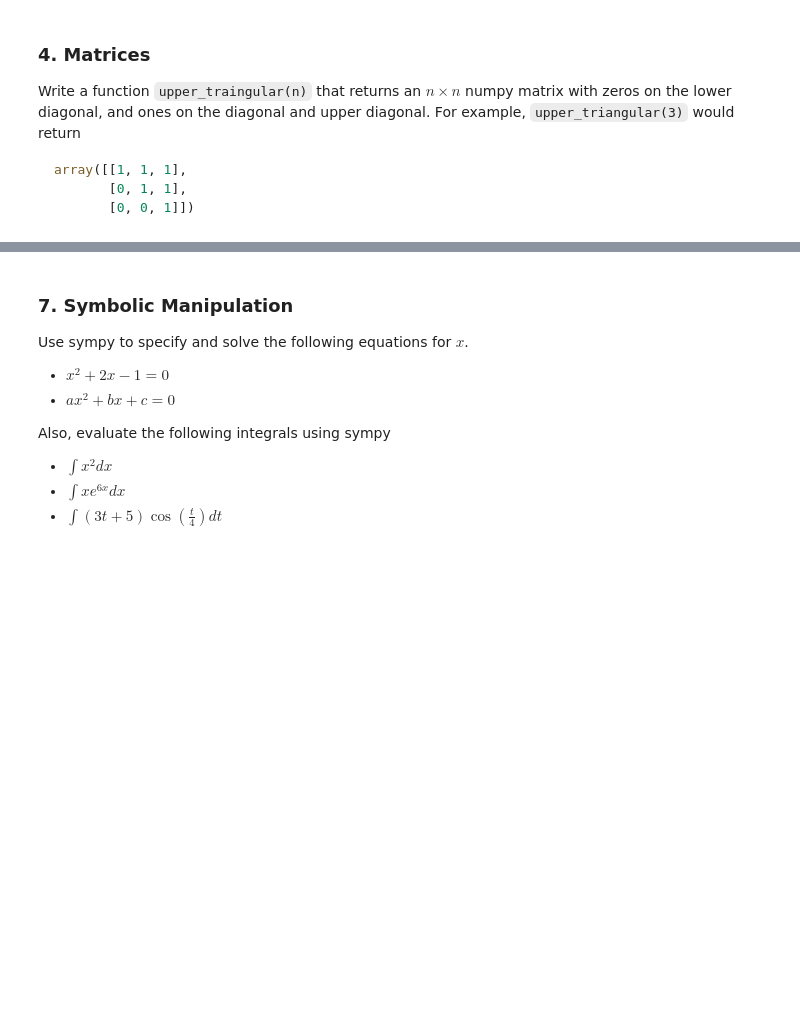
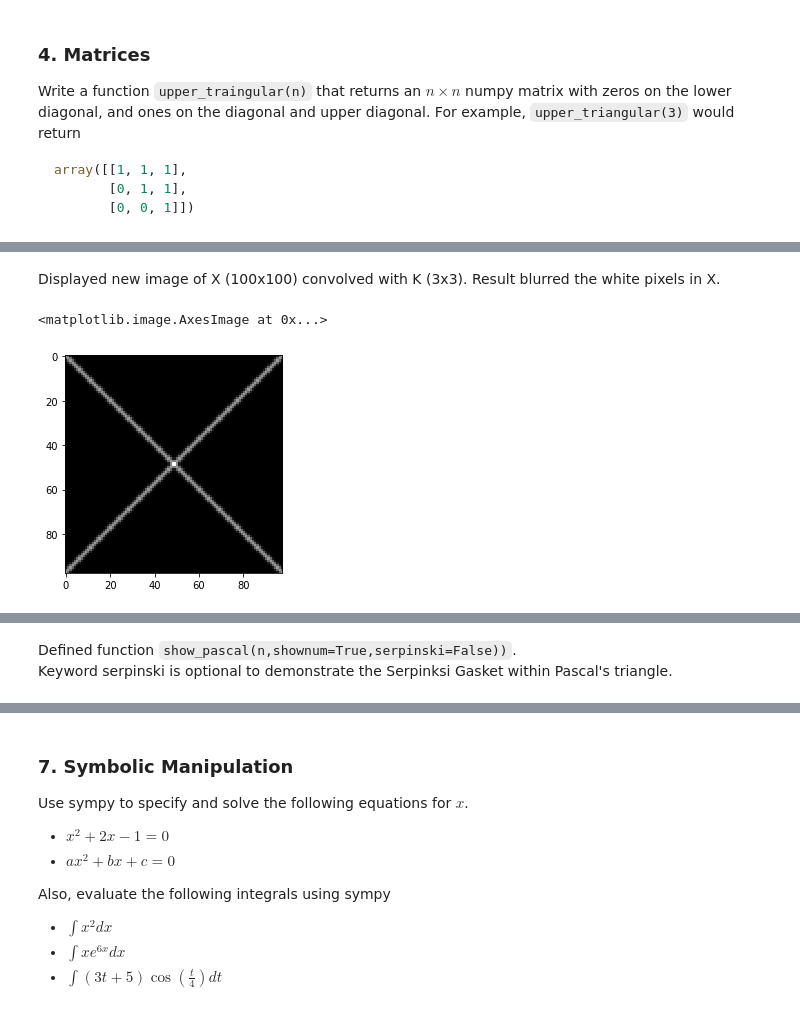
Before and after one commit to kegedy/EE502P, a Jupyter notebook: hw/kevin/HW01.ipynb, the cells around one changed output, grey strips where cells are left out. Drawn from its saved outputs; the diff is of its cells as text; code cells hidden in the pictures; blank space fills up the shorter version.

```diff
--- a/hw/kevin/HW01.ipynb
+++ b/hw/kevin/HW01.ipynb
@@ -38,0 +71,14 @@ Write a function `rand_complex(n)` that returns a list of `n` random complex num
+# %%
+def rand_complex(n):
+    '''
+    Returns a list of n random complex numbers uniformly distributed on the unit circle
+    uniform = sqrt(Real^2 + Imag^2) <= 1
+    '''
+    l = []
+    for i in range(n):
+        x,y = 0,0
+        while 1:
+          x,y = random(),random()
+          if math.sqrt(x**2+y**2)<=1: break
+        l.append(complex(x,y))
+    return l
@@ -38,0 +87,4 @@ Write a function `rand_complex(n)` that returns a list of `n` random complex num
+# %%
+complex_list = rand_complex(25)
+for c in complex_list:
+  print(c)
@@ -72,6 +280,16 @@ Use `imshow` to display both images using subplots.
+# %% [markdown]
+Displayed new image of X (100x100) convolved with K (3x3). Result blurred the white pixels in X.
+# %%
+plt.imshow(convolve(X,K),cmap='gray')
+# %% [output]
+<matplotlib.image.AxesImage at 0x...>
+[figure, added]
 # %% [markdown]
 ### 6. Visualization
 
 Write a function `show_pascal(n)` that returns a plot of Pascal's triangle in the following form. It should work for any number of of rows $n$ and must show the hexagons. Use a keyword argument that defaults to `True` for whether to show the numbers. Make sure the numbers are centered in the hexagons. Details like the bottom row of partial hexagons and the ellipsis are optional. Feel free to use colors and more styling. For example, if you color the hexagons black for even numbers and white for odd numbers, it will look like a Serpinski Gasket! Demonstrate the function with $n=10$ showing the numbers and for $n=500$ without the numbers.
 
 <img src="https://cdn.mos.cms.futurecdn.net/LH5vimYVrei3iDU2sgDM2G-650-80.jpg" width=250px>
+# %% [markdown]
+Defined function `show_pascal(n,shownum=True,serpinski=False))`.
+Keyword serpinski is optional to demonstrate the Serpinksi Gasket within Pascal's triangle.
```
Also changed, not shown: parts of 46 cells of this notebook.
